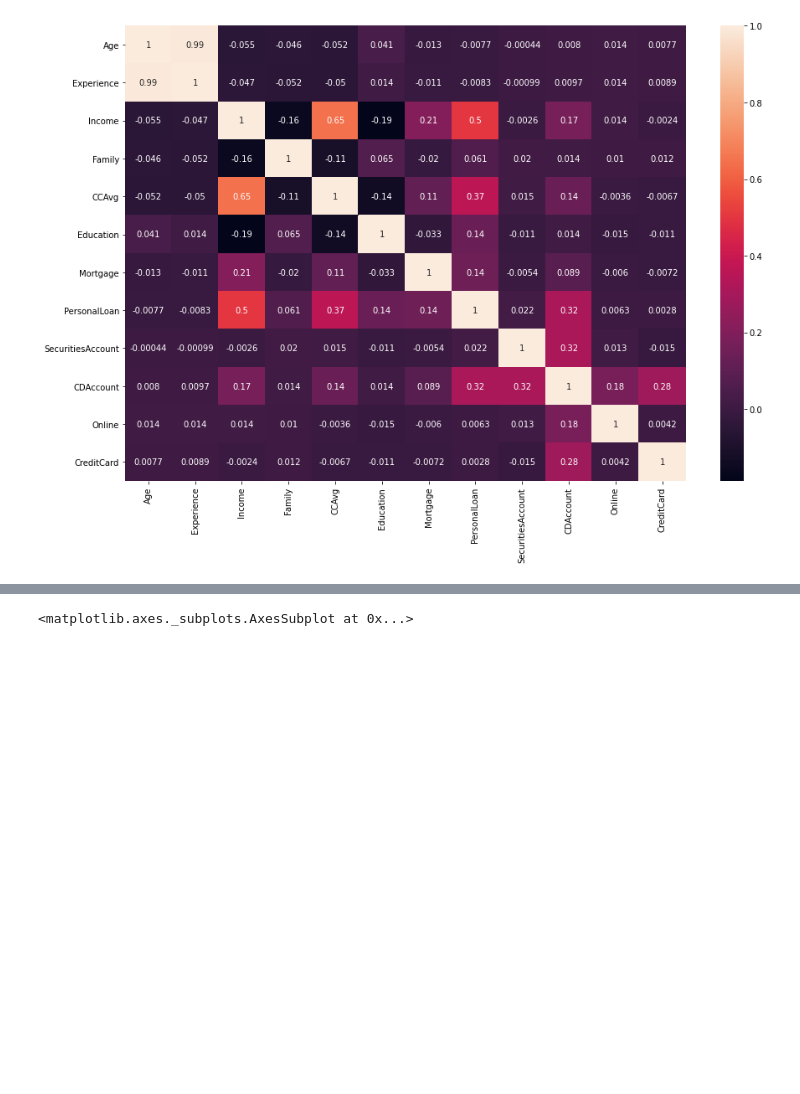
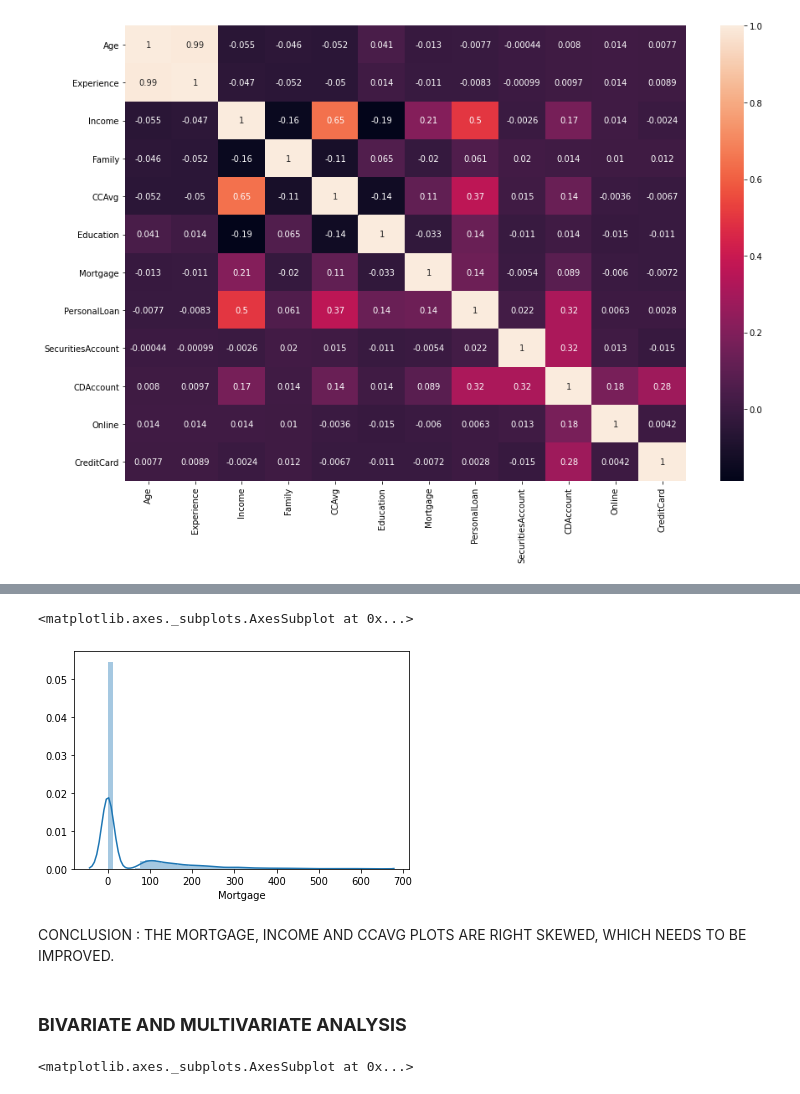
Before and after one commit to yash-rai22/Marketing-Campaign-for-Banking-Products, a Jupyter notebook: MLproject.ipynb, the cells around one changed output, grey strips where cells are left out. Saved outputs shown, nothing was run; the diff lists cells and outputs as text; code cells hidden in the pictures; blank space fills up the shorter version.

```diff
--- a/MLproject.ipynb
+++ b/MLproject.ipynb
@@ -208 +259,11 @@ sns.heatmap(corr,annot=True)
+# %%
+
+sns.distplot(df.Mortgage)
+# %% [output]
+<matplotlib.axes._subplots.AxesSubplot at 0x...>
+[figure, added]
+# %% [markdown]
+CONCLUSION : THE MORTGAGE, INCOME AND CCAVG PLOTS ARE RIGHT SKEWED, WHICH NEEDS TO BE IMPROVED.
+# %% [markdown]
+### **BIVARIATE AND MULTIVARIATE ANALYSIS**
 # %%
```
Also changed, not shown: parts of 80 cells of this notebook.
